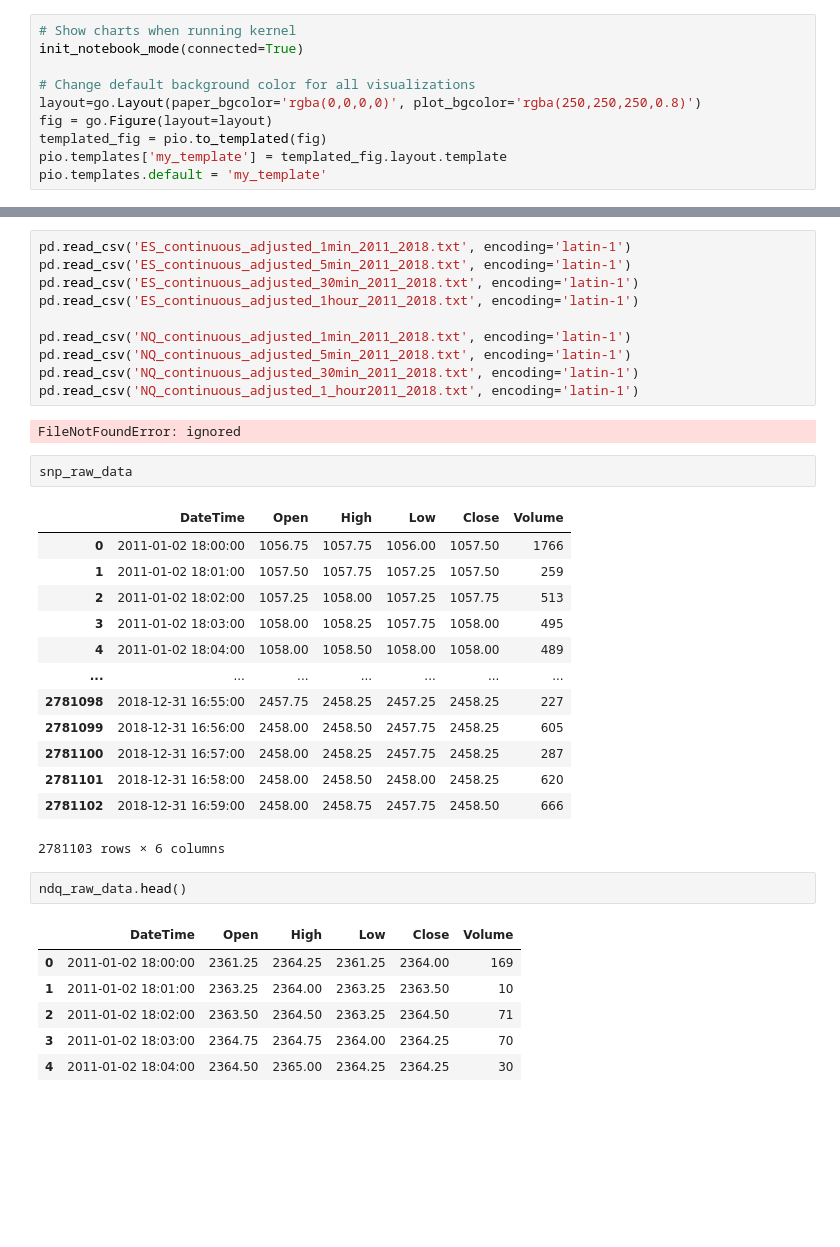
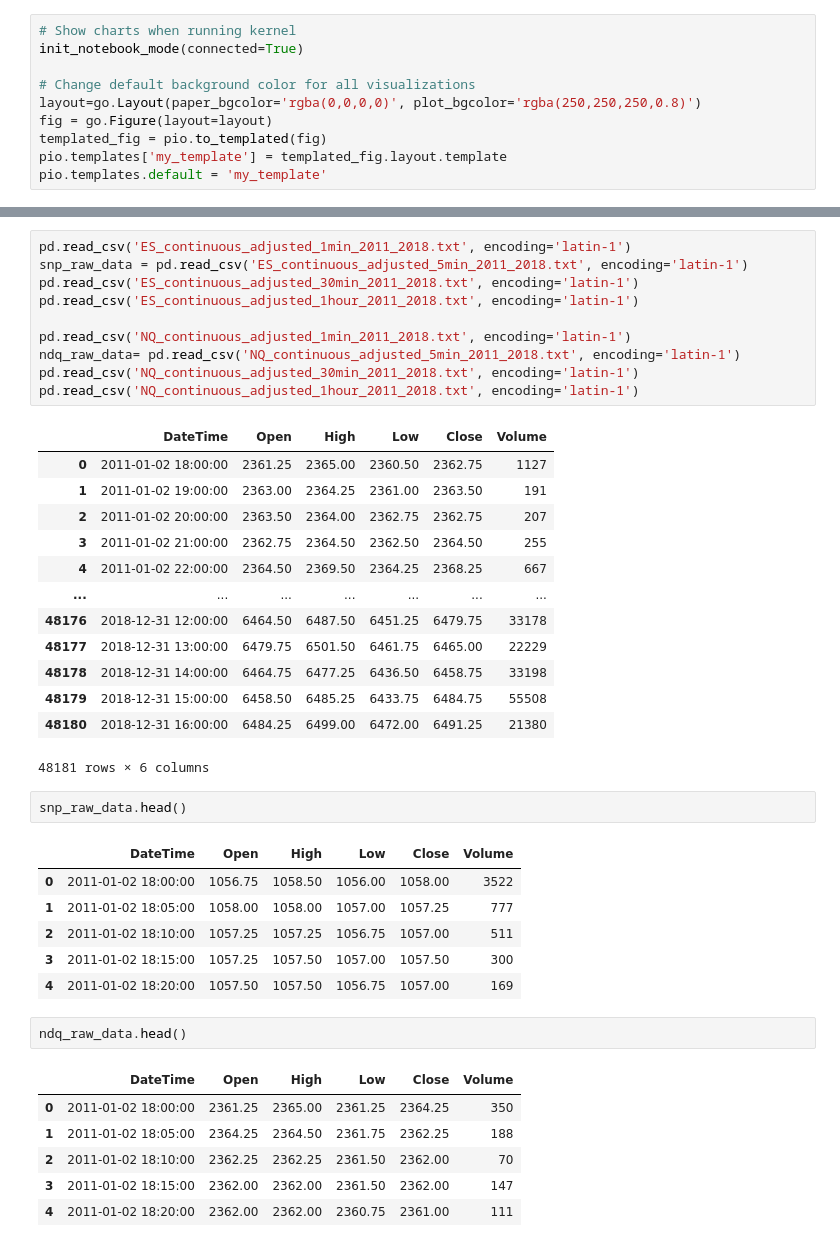
Before and after one commit to jdhruv1503/quanthon-2023, a Jupyter notebook: Model in dev.ipynb, the cells around one changed output, grey strips where cells are left out. Drawn from its saved outputs; the diff is of its cells as text; blank space fills up the shorter version.

```diff
--- a/Model in dev.ipynb
+++ b/Model in dev.ipynb
@@ -96,37 +94,42 @@ To: /content/NQ_continuous_adjusted_1hour_2011_2018.txt
 # %%
 pd.read_csv('ES_continuous_adjusted_1min_2011_2018.txt', encoding='latin-1')
-pd.read_csv('ES_continuous_adjusted_5min_2011_2018.txt', encoding='latin-1')
+snp_raw_data = pd.read_csv('ES_continuous_adjusted_5min_2011_2018.txt', encoding='latin-1')
 pd.read_csv('ES_continuous_adjusted_30min_2011_2018.txt', encoding='latin-1')
 pd.read_csv('ES_continuous_adjusted_1hour_2011_2018.txt', encoding='latin-1')
 
 pd.read_csv('NQ_continuous_adjusted_1min_2011_2018.txt', encoding='latin-1')
-pd.read_csv('NQ_continuous_adjusted_5min_2011_2018.txt', encoding='latin-1')
+ndq_raw_data= pd.read_csv('NQ_continuous_adjusted_5min_2011_2018.txt', encoding='latin-1')
 pd.read_csv('NQ_continuous_adjusted_30min_2011_2018.txt', encoding='latin-1')
-pd.read_csv('NQ_continuous_adjusted_1_hour2011_2018.txt', encoding='latin-1')
+pd.read_csv('NQ_continuous_adjusted_1hour_2011_2018.txt', encoding='latin-1')
 # %% [output]
+|  | DateTime | Open | High | Low | Close | Volume |
+| 0 | 2011-01-02 18:00:00 | 2361.25 | 2365.00 | 2360.50 | 2362.75 | 1127 |
+| 1 | 2011-01-02 19:00:00 | 2363.00 | 2364.25 | 2361.00 | 2363.50 | 191 |
+| 2 | 2011-01-02 20:00:00 | 2363.50 | 2364.00 | 2362.75 | 2362.75 | 207 |
+| 3 | 2011-01-02 21:00:00 | 2362.75 | 2364.50 | 2362.50 | 2364.50 | 255 |
+| 4 | 2011-01-02 22:00:00 | 2364.50 | 2369.50 | 2364.25 | 2368.25 | 667 |
+| ... | ... | ... | ... | ... | ... | ... |
+| 48176 | 2018-12-31 12:00:00 | 6464.50 | 6487.50 | 6451.25 | 6479.75 | 33178 |
+| 48177 | 2018-12-31 13:00:00 | 6479.75 | 6501.50 | 6461.75 | 6465.00 | 22229 |
+| 48178 | 2018-12-31 14:00:00 | 6464.75 | 6477.25 | 6436.50 | 6458.75 | 33198 |
+| 48179 | 2018-12-31 15:00:00 | 6458.50 | 6485.25 | 6433.75 | 6484.75 | 55508 |
+| 48180 | 2018-12-31 16:00:00 | 6484.25 | 6499.00 | 6472.00 | 6491.25 | 21380 |
-FileNotFoundError: ignored
+48181 rows × 6 columns
 # %%
-snp_raw_data
+snp_raw_data.head()
 # %% [output]
 |  | DateTime | Open | High | Low | Close | Volume |
-| 0 | 2011-01-02 18:00:00 | 1056.75 | 1057.75 | 1056.00 | 1057.50 | 1766 |
-| 1 | 2011-01-02 18:01:00 | 1057.50 | 1057.75 | 1057.25 | 1057.50 | 259 |
-| 2 | 2011-01-02 18:02:00 | 1057.25 | 1058.00 | 1057.25 | 1057.75 | 513 |
-| 3 | 2011-01-02 18:03:00 | 1058.00 | 1058.25 | 1057.75 | 1058.00 | 495 |
-| 4 | 2011-01-02 18:04:00 | 1058.00 | 1058.50 | 1058.00 | 1058.00 | 489 |
-| ... | ... | ... | ... | ... | ... | ... |
-| 2781098 | 2018-12-31 16:55:00 | 2457.75 | 2458.25 | 2457.25 | 2458.25 | 227 |
-| 2781099 | 2018-12-31 16:56:00 | 2458.00 | 2458.50 | 2457.75 | 2458.25 | 605 |
-| 2781100 | 2018-12-31 16:57:00 | 2458.00 | 2458.25 | 2457.75 | 2458.25 | 287 |
-| 2781101 | 2018-12-31 16:58:00 | 2458.00 | 2458.50 | 2458.00 | 2458.25 | 620 |
-| 2781102 | 2018-12-31 16:59:00 | 2458.00 | 2458.75 | 2457.75 | 2458.50 | 666 |
+| 0 | 2011-01-02 18:00:00 | 1056.75 | 1058.50 | 1056.00 | 1058.00 | 3522 |
+| 1 | 2011-01-02 18:05:00 | 1058.00 | 1058.00 | 1057.00 | 1057.25 | 777 |
+| 2 | 2011-01-02 18:10:00 | 1057.25 | 1057.25 | 1056.75 | 1057.00 | 511 |
+| 3 | 2011-01-02 18:15:00 | 1057.25 | 1057.50 | 1057.00 | 1057.50 | 300 |
+| 4 | 2011-01-02 18:20:00 | 1057.50 | 1057.50 | 1056.75 | 1057.00 | 169 |
-2781103 rows × 6 columns
 # %%
 ndq_raw_data.head()
 # %% [output]
 |  | DateTime | Open | High | Low | Close | Volume |
-| 0 | 2011-01-02 18:00:00 | 2361.25 | 2364.25 | 2361.25 | 2364.00 | 169 |
-| 1 | 2011-01-02 18:01:00 | 2363.25 | 2364.00 | 2363.25 | 2363.50 | 10 |
-| 2 | 2011-01-02 18:02:00 | 2363.50 | 2364.50 | 2363.25 | 2364.50 | 71 |
-| 3 | 2011-01-02 18:03:00 | 2364.75 | 2364.75 | 2364.00 | 2364.25 | 70 |
-| 4 | 2011-01-02 18:04:00 | 2364.50 | 2365.00 | 2364.25 | 2364.25 | 30 |
+| 0 | 2011-01-02 18:00:00 | 2361.25 | 2365.00 | 2361.25 | 2364.25 | 350 |
+| 1 | 2011-01-02 18:05:00 | 2364.25 | 2364.50 | 2361.75 | 2362.25 | 188 |
+| 2 | 2011-01-02 18:10:00 | 2362.25 | 2362.25 | 2361.50 | 2362.00 | 70 |
+| 3 | 2011-01-02 18:15:00 | 2362.00 | 2362.00 | 2361.50 | 2362.00 | 147 |
+| 4 | 2011-01-02 18:20:00 | 2362.00 | 2362.00 | 2360.75 | 2361.00 | 111 |
```
Also changed, not shown: parts of 2 cells of this notebook.
